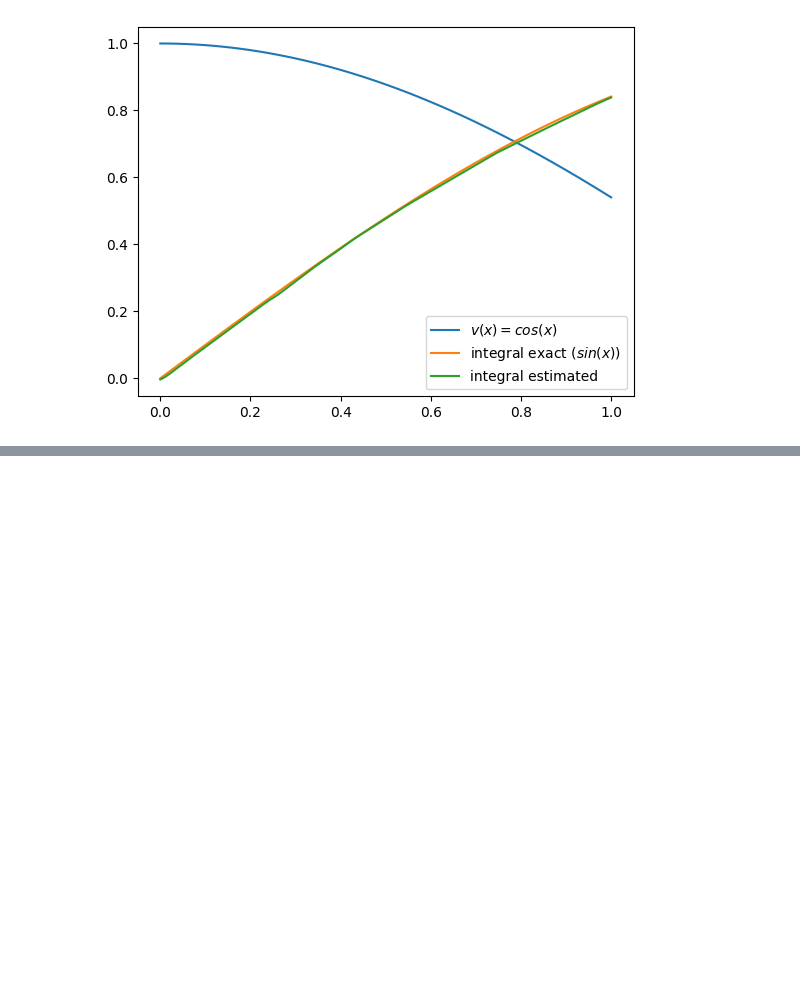
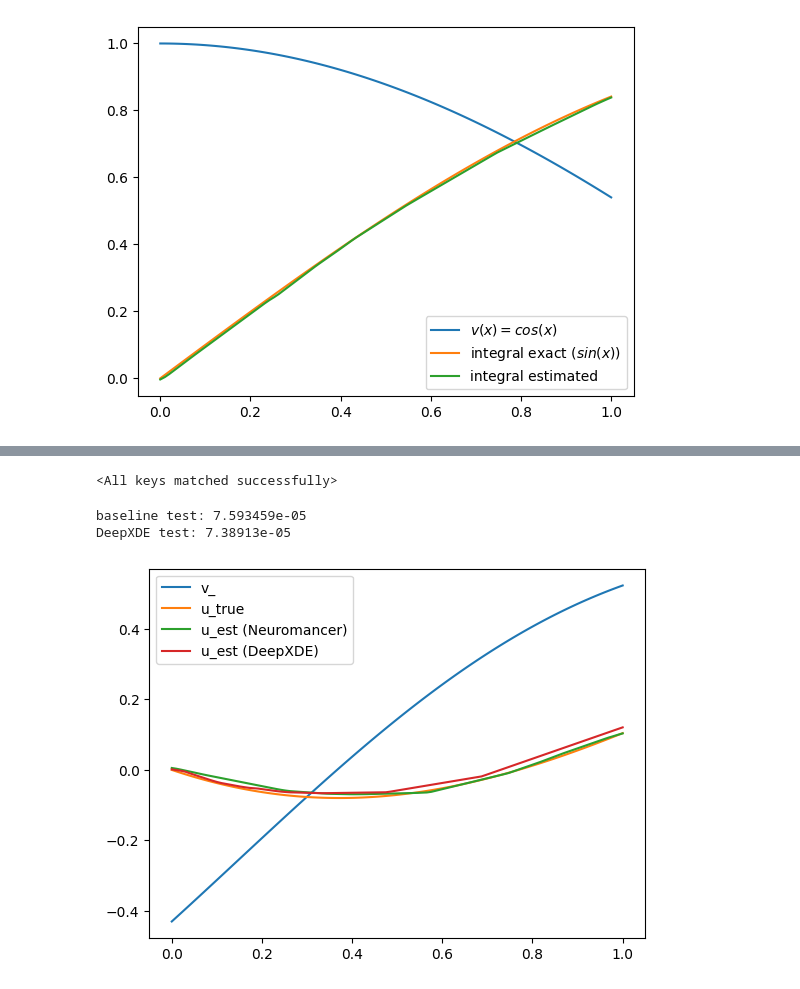
Before and after one commit to EladMichael/neuromancer, a Jupyter notebook: examples/neural_operators/Part_1_antiderivative_aligned.ipynb, the cells around one changed output, grey strips where cells are left out. Drawn from its saved outputs; the diff is of its cells as text; code cells hidden in the pictures; blank space fills up the shorter version.

```diff
--- a/examples/neural_operators/Part_1_antiderivative_aligned.ipynb
+++ b/examples/neural_operators/Part_1_antiderivative_aligned.ipynb
@@ -605,0 +605,45 @@ plt.legend()
+# %%
+best_outputs_dde = trainer_dde.test(best_model_dde)
+problem_dde.load_state_dict(best_model_dde)
+# %% [output]
+<All keys matched successfully>
+# %%
+train_loss_history = [l.detach().cpu().numpy() for l in trainer.loss_history["train"]]
+dev_loss_history = [l.detach().cpu().numpy() for l in trainer.loss_history["dev"]]
+
+train_loss_history_dde = [
+    l.detach().cpu().numpy() for l in trainer_dde.loss_history["train"]
+]
+dev_loss_history_dde = [
+    l.detach().cpu().numpy() for l in trainer_dde.loss_history["dev"]
+]
+
+mean_test_loss = best_outputs["mean_test_loss"].detach().cpu().numpy()
+mean_test_loss_dde = best_outputs_dde["mean_test_loss"].detach().cpu().numpy()
+print("baseline test:", mean_test_loss)
+print("DeepXDE test:", mean_test_loss_dde)
+# %% [output]
+baseline test: 7.593459e-05
+DeepXDE test: 7.38913e-05
+# %%
+# Compare both models on one test sample
+k = 211  # test index
+v_ = test_datadict.datadict["branch_inputs"][k : k + 1].to(device)
+x_ = test_datadict.datadict["trunk_inputs"][k : k + 1].to(device)
+
+res_base = problem.predict({"branch_inputs": v_, "trunk_inputs": x_})
+res_dde = problem_dde.predict({"branch_inputs": v_, "trunk_inputs": x_})
+
+u_true = test_datadict.datadict["outputs"][k].to(device)
+u_est_base = res_base["g"][0]
+u_est_dde = res_dde["g"][0]
+grid = x_[0, :, 0].detach().cpu().numpy()
+
+plt.plot(grid, v_[0].detach().cpu().numpy(), label="v_")
+plt.plot(grid, u_true.detach().cpu().numpy(), label="u_true")
+plt.plot(grid, u_est_base.detach().cpu().numpy(), label="u_est (Neuromancer)")
+plt.plot(grid, u_est_dde.detach().cpu().numpy(), label="u_est (DeepXDE)")
+plt.legend()
+plt.show()
+# %% [output]
+[figure, added]
```
Also changed, not shown: parts of 27 cells of this notebook.
